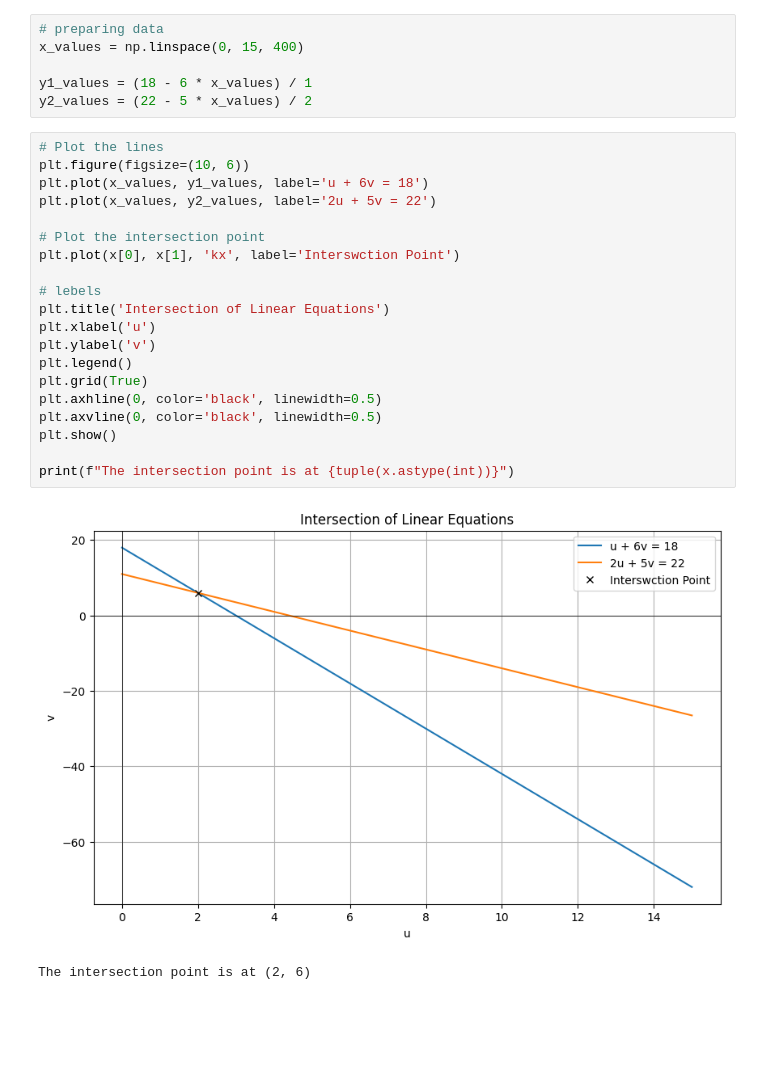
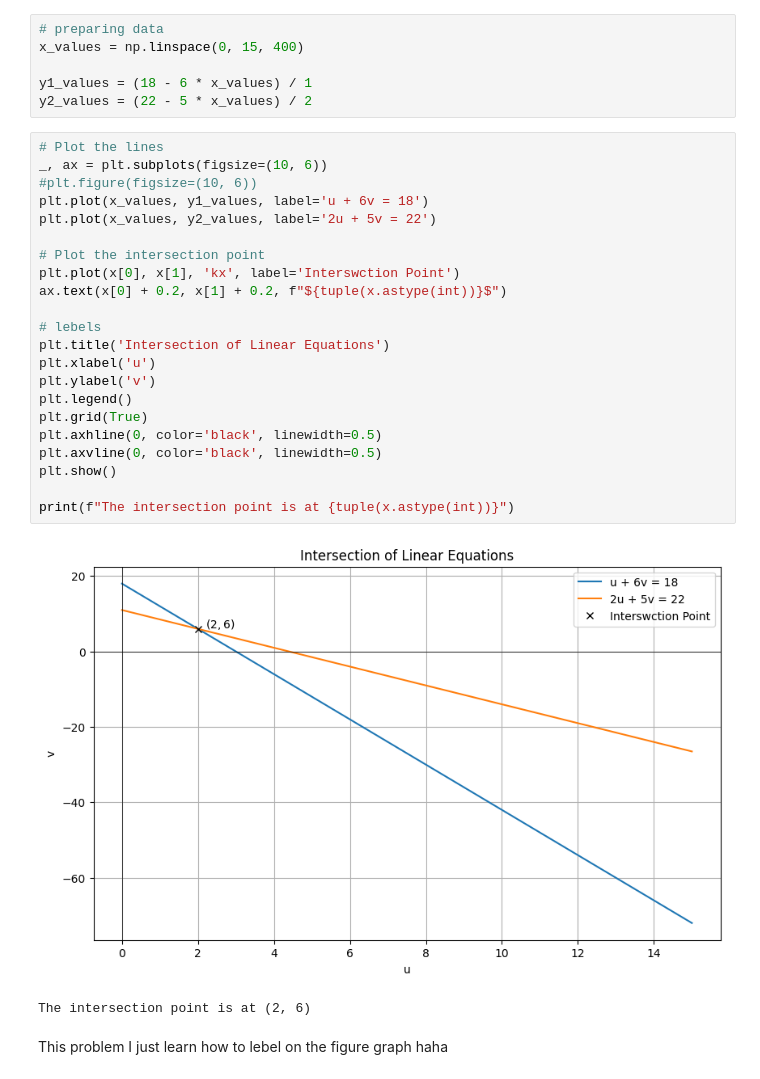
Before and after one commit to NuchPunnawichP/Deep-learning, a Jupyter notebook: SolveLinearAlgebraByPython/Problem4.ipynb, the cells around one changed output. Cells and saved outputs as stored; diff of their text form; blank space fills up the shorter version.

```diff
--- a/SolveLinearAlgebraByPython/Problem4.ipynb
+++ b/SolveLinearAlgebraByPython/Problem4.ipynb
@@ -44,24 +44,28 @@ y1_values = (18 - 6 * x_values) / 1
 y2_values = (22 - 5 * x_values) / 2
 # %%
 # Plot the lines
-plt.figure(figsize=(10, 6))
+_, ax = plt.subplots(figsize=(10, 6))
+#plt.figure(figsize=(10, 6))
 plt.plot(x_values, y1_values, label='u + 6v = 18')
 plt.plot(x_values, y2_values, label='2u + 5v = 22')
 
 # Plot the intersection point
 plt.plot(x[0], x[1], 'kx', label='Interswction Point')
+ax.text(x[0] + 0.2, x[1] + 0.2, f"${tuple(x.astype(int))}$")
 
 # lebels
 plt.title('Intersection of Linear Equations')
 plt.xlabel('u')
 plt.ylabel('v')
 plt.legend()
 plt.grid(True)
 plt.axhline(0, color='black', linewidth=0.5)
 plt.axvline(0, color='black', linewidth=0.5)
 plt.show()
 
 print(f"The intersection point is at {tuple(x.astype(int))}")
 # %% [output]
-[figure, old version]
+[figure, new version]
 The intersection point is at (2, 6)
+# %% [markdown]
+This problem I just learn how to lebel on the figure graph haha
```
